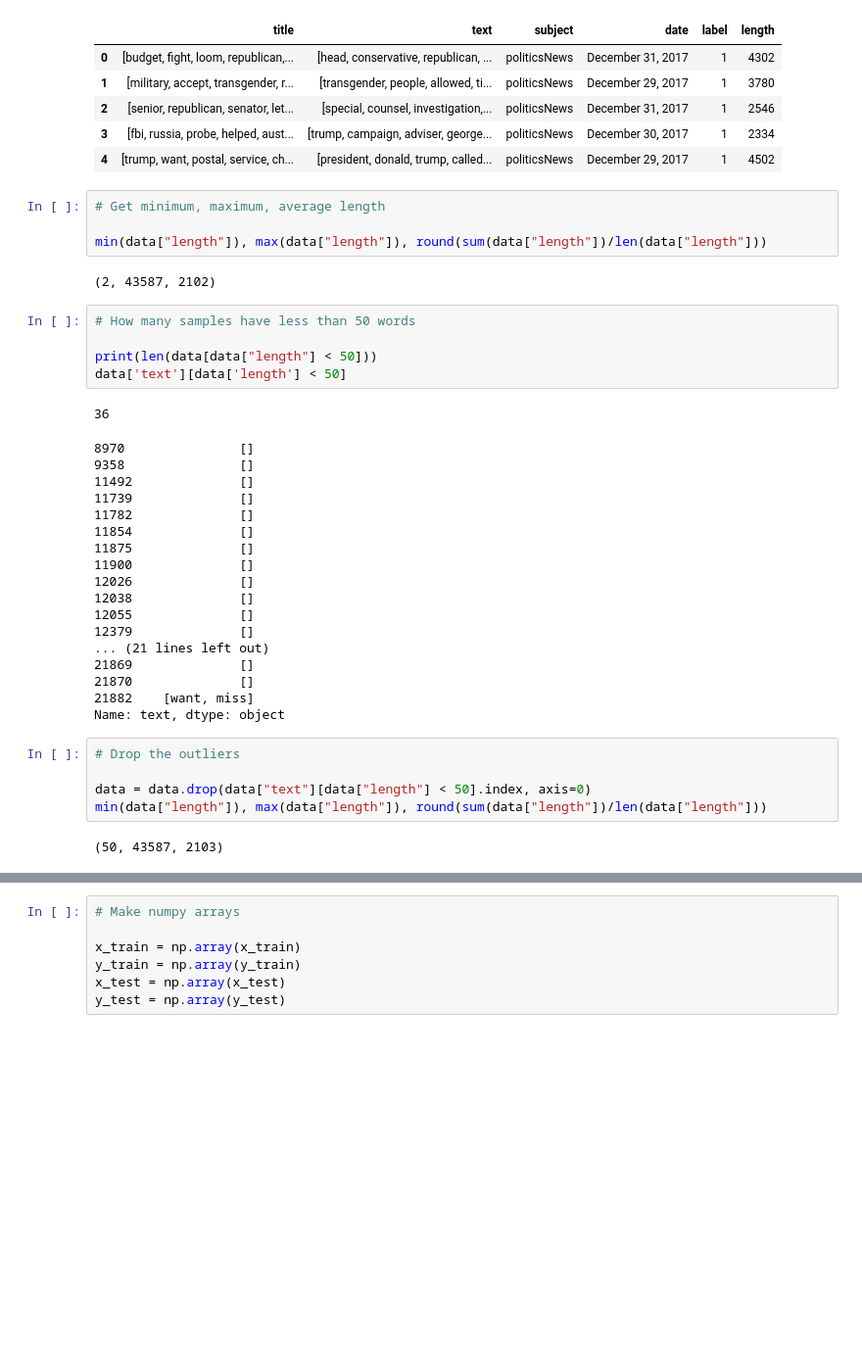
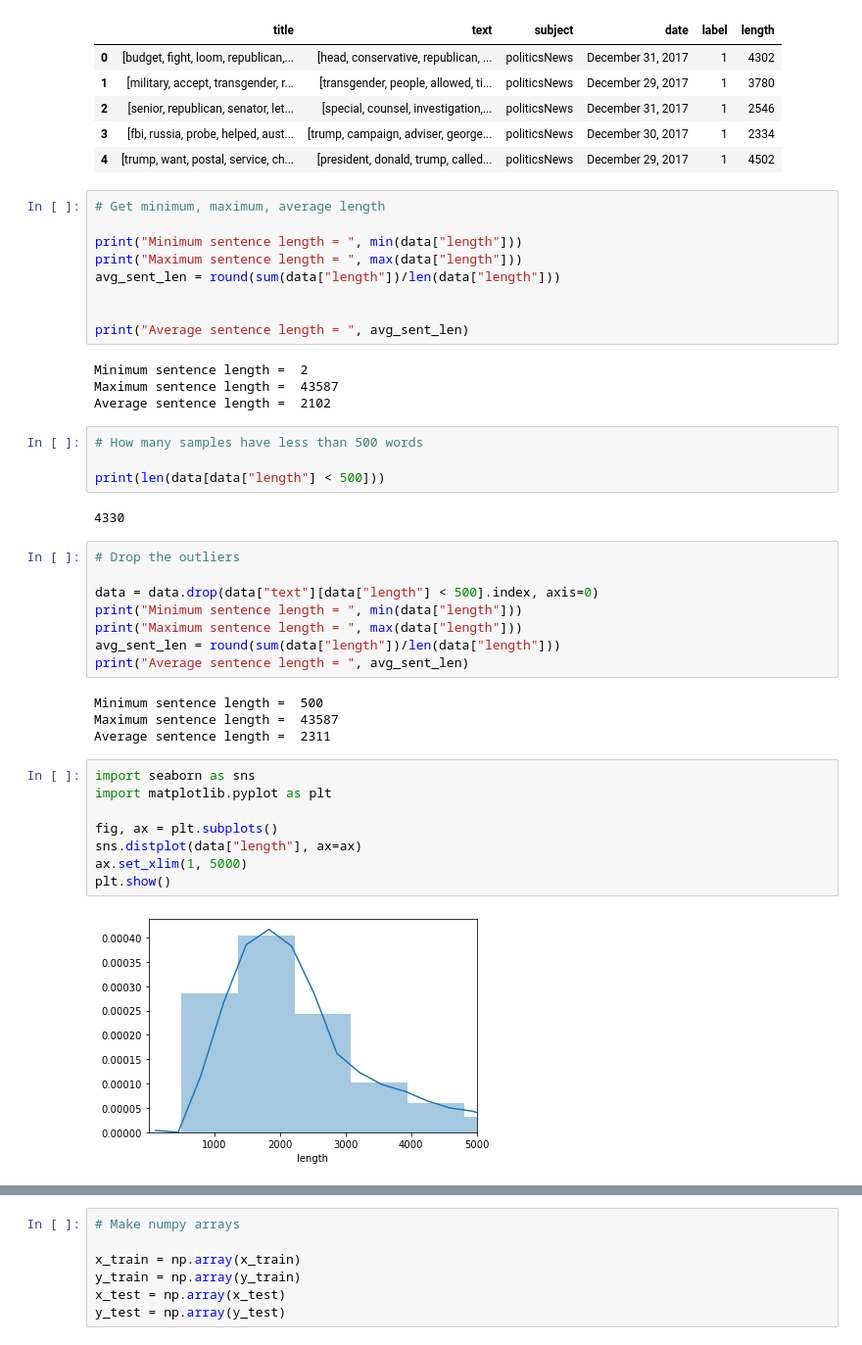
Before and after one commit to pradipbasak/FakeNewsDetection, a Jupyter notebook: fake_news_detection.ipynb, the cells around one changed output, grey strips where cells are left out. Shown at 98% size. Saved outputs shown, nothing was run; the diff lists cells and outputs as text; blank space fills up the shorter version.

```diff
--- a/fake_news_detection.ipynb
+++ b/fake_news_detection.ipynb
@@ -327,40 +329,44 @@ data.head()
 # %%
 # Get minimum, maximum, average length
 
-min(data["length"]), max(data["length"]), round(sum(data["length"])/len(data["length"]))
+print("Minimum sentence length = ", min(data["length"]))
+print("Maximum sentence length = ", max(data["length"]))
+avg_sent_len = round(sum(data["length"])/len(data["length"]))
+
+
+print("Average sentence length = ", avg_sent_len)
 # %% [output]
-(2, 43587, 2102)
+Minimum sentence length =  2
+Maximum sentence length =  43587
+Average sentence length =  2102
 # %%
-# How many samples have less than 50 words
+# How many samples have less than 500 words
 
-print(len(data[data["length"] < 50]))
-data['text'][data['length'] < 50]
+print(len(data[data["length"] < 500]))
 # %% [output]
-36
+4330
-8970               []
-9358               []
-11492              []
-11739              []
-11782              []
-11854              []
-11875              []
-11900              []
-12026              []
-12038              []
-12055              []
-12379              []
-... (21 lines left out)
-21869              []
-21870              []
-21882    [want, miss]
-Name: text, dtype: object
 # %%
 # Drop the outliers
 
-data = data.drop(data["text"][data["length"] < 50].index, axis=0)
-min(data["length"]), max(data["length"]), round(sum(data["length"])/len(data["length"]))
+data = data.drop(data["text"][data["length"] < 500].index, axis=0)
+print("Minimum sentence length = ", min(data["length"]))
+print("Maximum sentence length = ", max(data["length"]))
+avg_sent_len = round(sum(data["length"])/len(data["length"]))
+print("Average sentence length = ", avg_sent_len)
 # %% [output]
-(50, 43587, 2103)
+Minimum sentence length =  500
+Maximum sentence length =  43587
+Average sentence length =  2311
+# %%
+import seaborn as sns
+import matplotlib.pyplot as plt
+
+fig, ax = plt.subplots()
+sns.distplot(data["length"], ax=ax)
+ax.set_xlim(1, 5000)
+plt.show()
+# %% [output]
+[figure, added]
 # %%
 # Dropping unnecessary features
 
```
Also changed, not shown: parts of 13 cells of this notebook.
